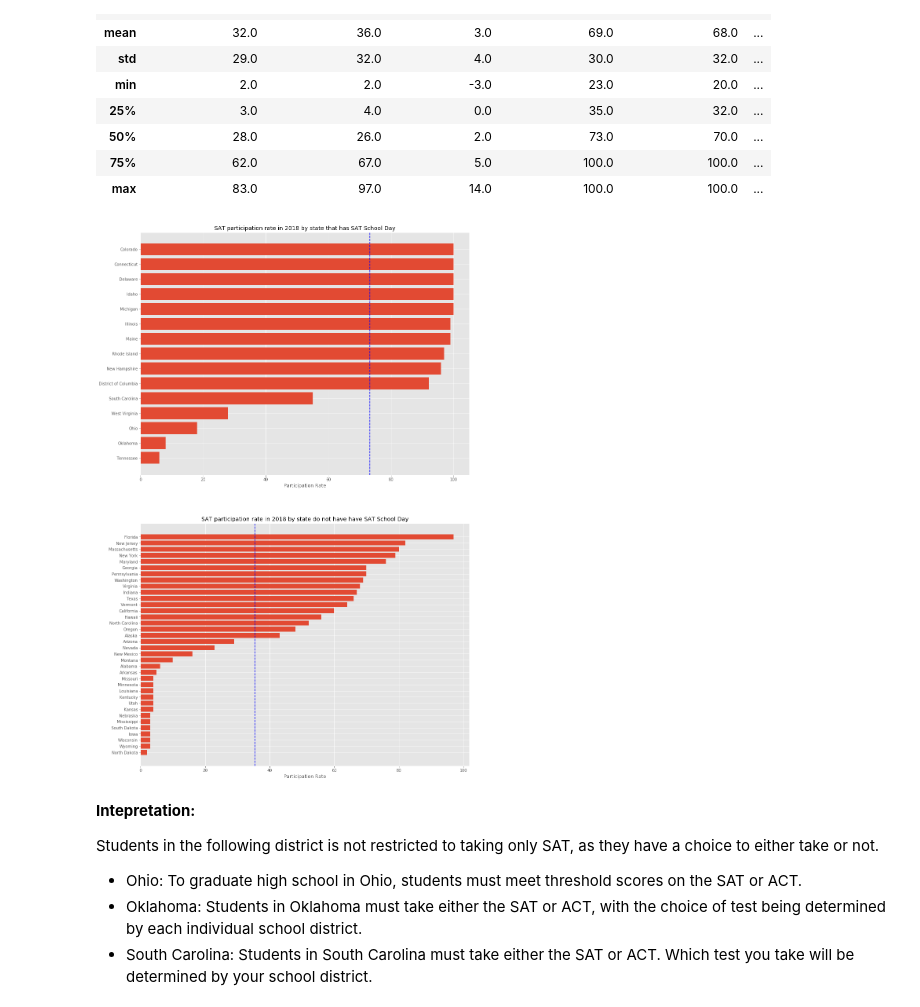
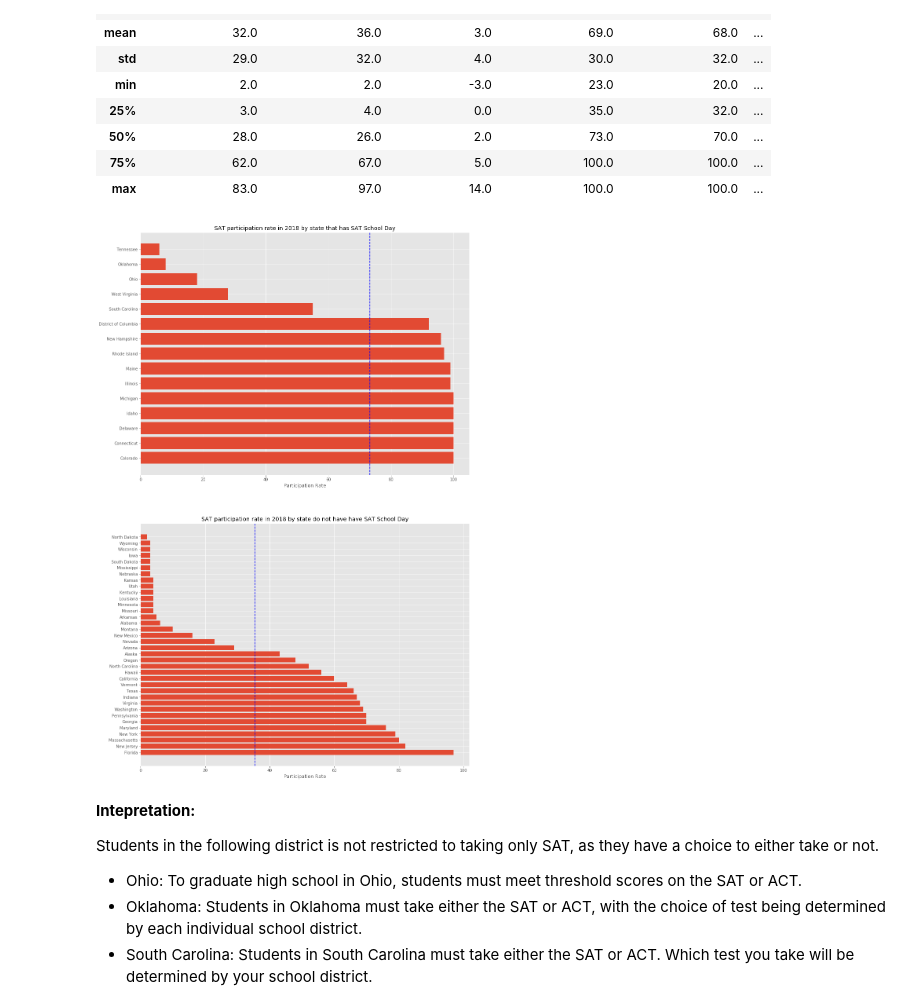
Before and after one commit to SimYiSY/DSI-Projects, a Jupyter notebook: project_1/code/starter-code_updated.ipynb, the cells around one changed output. Cells and saved outputs as stored; diff of their text form; code cells hidden in the pictures.

```diff
--- a/project_1/code/starter-code_updated.ipynb
+++ b/project_1/code/starter-code_updated.ipynb
@@ -1776,29 +1782,32 @@ round(not_required_sat[['state', 'sat17_participation', 'sat18_participation', '
 | 75% | 62.0 | 67.0 | 5.0 | 100.0 | 100.0 | ... |
 | max | 83.0 | 97.0 | 14.0 | 100.0 | 100.0 | ... |
 # %%
+#checking participation of states with and without SAT school Day
 required_sat_sorted_2018 = required_sat.sort_values('sat18_participation', ascending = False) #creating descending order
 not_required_sat_sorted_2018 = not_required_sat.sort_values('sat18_participation', ascending = False) #creating descending order
 
 fig, (ax1, ax2) = plt.subplots(nrows=2, ncols=1, figsize=(15, 25))
 plt.subplots_adjust()
 
-ax1.barh(required_sat_sorted_2018['state'], required_sat_sorted_2018['sat18_participation'], align='center')
-ax1.set_yticks(required_sat_sorted_2018['state'])
-ax1.set_yticklabels(required_sat_sorted_2018['state'])
-ax1.axvline(np.mean(required_sat_sorted_2018['sat18_participation']), color='b', linestyle='--')
-ax1.invert_yaxis()
-ax1.set_xlabel('Participation Rate')
-ax1.set_title('SAT participation rate in 2018 by state that has SAT School Day')
+#code for States with SAT School Day
+ax1.barh(required_sat_sorted_2018['state'], required_sat_sorted_2018['sat18_participation'], align='center') #set horizontal bar plot
+ax1.set_yticks(required_sat_sorted_2018['state']) #set y ticks
+ax1.set_yticklabels(required_sat_sorted_2018['state']) #set y ticks label
+ax1.axvline(np.mean(required_sat_sorted_2018['sat18_participation']), color='b', linestyle='--') #set mean line
+ax2.invert_yaxis() #inverting the result, showing lowest participation on top
+ax1.set_xlabel('Participation Rate') #set x label
+ax1.set_title('SAT participation rate in 2018 by state that has SAT School Day') #set Title of plot
 
-ax2.barh(not_required_sat_sorted_2018['state'], not_required_sat_sorted_2018['sat18_participation'], align='center')
-ax2.set_yticks(not_required_sat_sorted_2018['state'])
-ax2.set_yticklabels(not_required_sat_sorted_2018['state'])
+#code for States without SAT School Day
+ax2.barh(not_required_sat_sorted_2018['state'], not_required_sat_sorted_2018['sat18_participation'], align = 'center')  #set horizontal bar plot
+ax2.set_yticks(not_required_sat_sorted_2018['state']) #set y ticks
+ax2.set_yticklabels(not_required_sat_sorted_2018['state'])#set y ticks label
 ax2.axvline(np.mean(not_required_sat_sorted_2018['sat18_participation']), color='b', linestyle='--')#blue line for the mean
-ax2.invert_yaxis()
-ax2.set_xlabel('Participation Rate')
-ax2.set_title('SAT participation rate in 2018 by state do not have have SAT School Day');
+ax2.invert_yaxis()#inverting the result, showing lowest participation on top
+ax2.set_xlabel('Participation Rate')#set x label
+ax2.set_title('SAT participation rate in 2018 by state do not have have SAT School Day'); #set Title of plot
 # %% [output]
-[figure, old version]
+[figure, new version]
 # %% [markdown]
 **Intepretation:**
 
```
Also changed, not shown: parts of 62 cells of this notebook.
